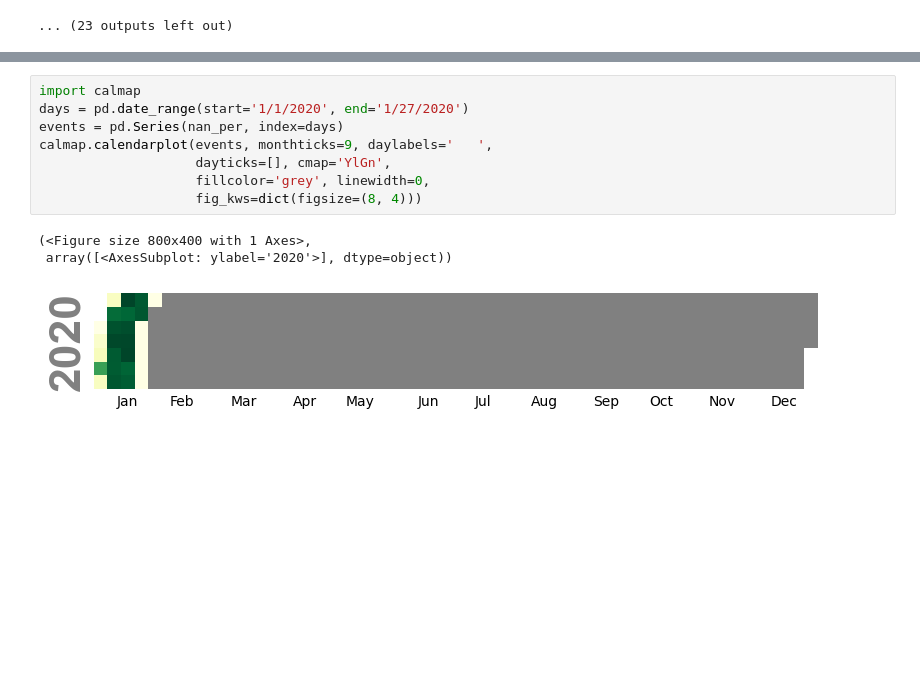
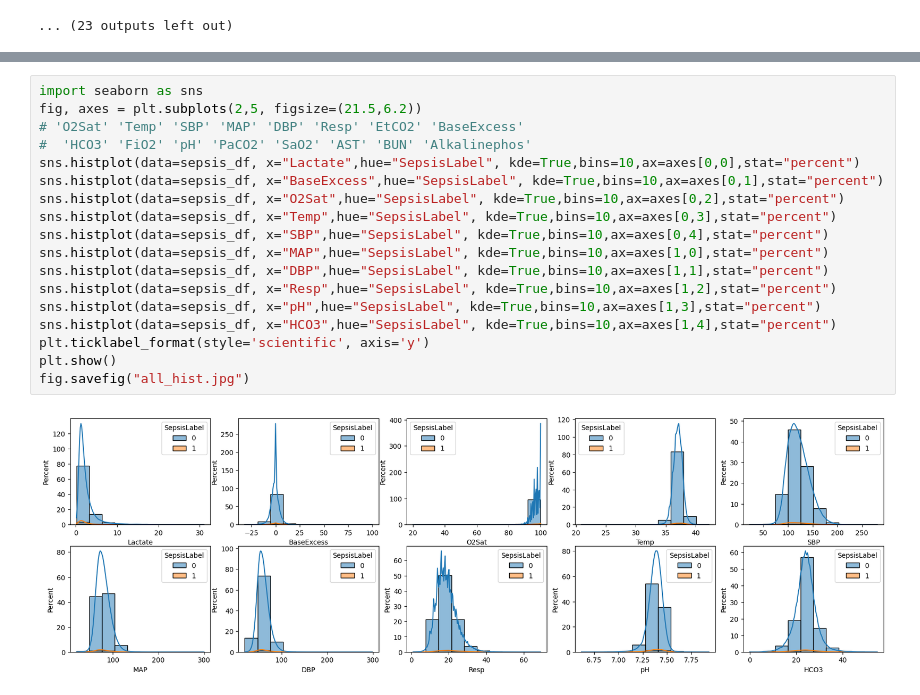
Before and after one commit to luoyantao99/Data-Analytics-and-Visualization-in-Healthcare-Project, a Jupyter notebook: DataAnalysis.ipynb, the cells around one changed output, grey strips where cells are left out. Saved outputs shown, nothing was run; the diff lists cells and outputs as text; blank space fills up the shorter version.

```diff
--- a/DataAnalysis.ipynb
+++ b/DataAnalysis.ipynb
@@ -170,12 +160,20 @@ Successfully installed calmap-0.0.11
-# %%
-import calmap
-days = pd.date_range(start='1/1/2020', end='1/27/2020')
-events = pd.Series(nan_per, index=days)
-calmap.calendarplot(events, monthticks=9, daylabels='   ',
-                    dayticks=[], cmap='YlGn',
-                    fillcolor='grey', linewidth=0,
-                    fig_kws=dict(figsize=(8, 4)))
-# %% [output]
-(<Figure size 800x400 with 1 Axes>,
- array([<AxesSubplot: ylabel='2020'>], dtype=object))
-[figure, removed]
+# %%
+import seaborn as sns
+fig, axes = plt.subplots(2,5, figsize=(21.5,6.2))
+# 'O2Sat' 'Temp' 'SBP' 'MAP' 'DBP' 'Resp' 'EtCO2' 'BaseExcess'
+#  'HCO3' 'FiO2' 'pH' 'PaCO2' 'SaO2' 'AST' 'BUN' 'Alkalinephos'
+sns.histplot(data=sepsis_df, x="Lactate",hue="SepsisLabel", kde=True,bins=10,ax=axes[0,0],stat="percent")
+sns.histplot(data=sepsis_df, x="BaseExcess",hue="SepsisLabel", kde=True,bins=10,ax=axes[0,1],stat="percent")
+sns.histplot(data=sepsis_df, x="O2Sat",hue="SepsisLabel", kde=True,bins=10,ax=axes[0,2],stat="percent")
+sns.histplot(data=sepsis_df, x="Temp",hue="SepsisLabel", kde=True,bins=10,ax=axes[0,3],stat="percent")
+sns.histplot(data=sepsis_df, x="SBP",hue="SepsisLabel", kde=True,bins=10,ax=axes[0,4],stat="percent")
+sns.histplot(data=sepsis_df, x="MAP",hue="SepsisLabel", kde=True,bins=10,ax=axes[1,0],stat="percent")
+sns.histplot(data=sepsis_df, x="DBP",hue="SepsisLabel", kde=True,bins=10,ax=axes[1,1],stat="percent")
+sns.histplot(data=sepsis_df, x="Resp",hue="SepsisLabel", kde=True,bins=10,ax=axes[1,2],stat="percent")
+sns.histplot(data=sepsis_df, x="pH",hue="SepsisLabel", kde=True,bins=10,ax=axes[1,3],stat="percent")
+sns.histplot(data=sepsis_df, x="HCO3",hue="SepsisLabel", kde=True,bins=10,ax=axes[1,4],stat="percent")
+plt.ticklabel_format(style='scientific', axis='y')
+plt.show()
+fig.savefig("all_hist.jpg")
+# %% [output]
+[figure, added]
```
Also changed, not shown: parts of 6 cells of this notebook.
